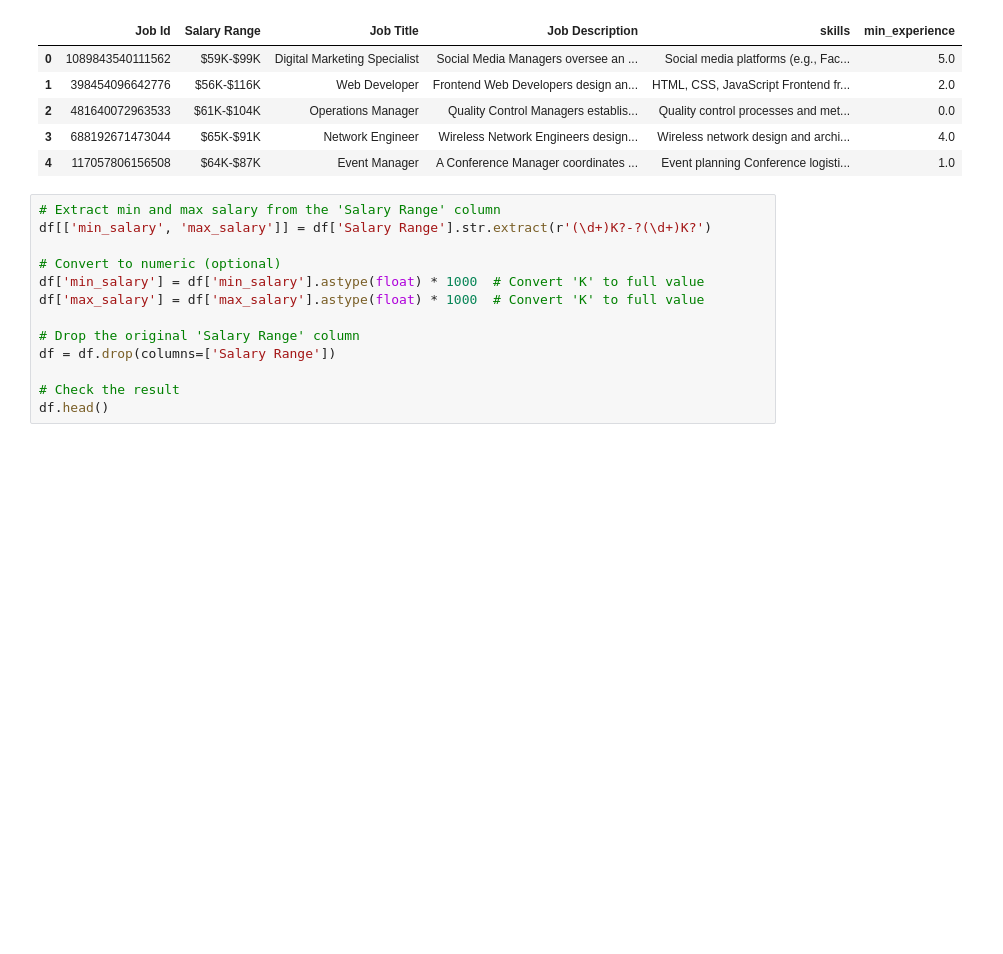
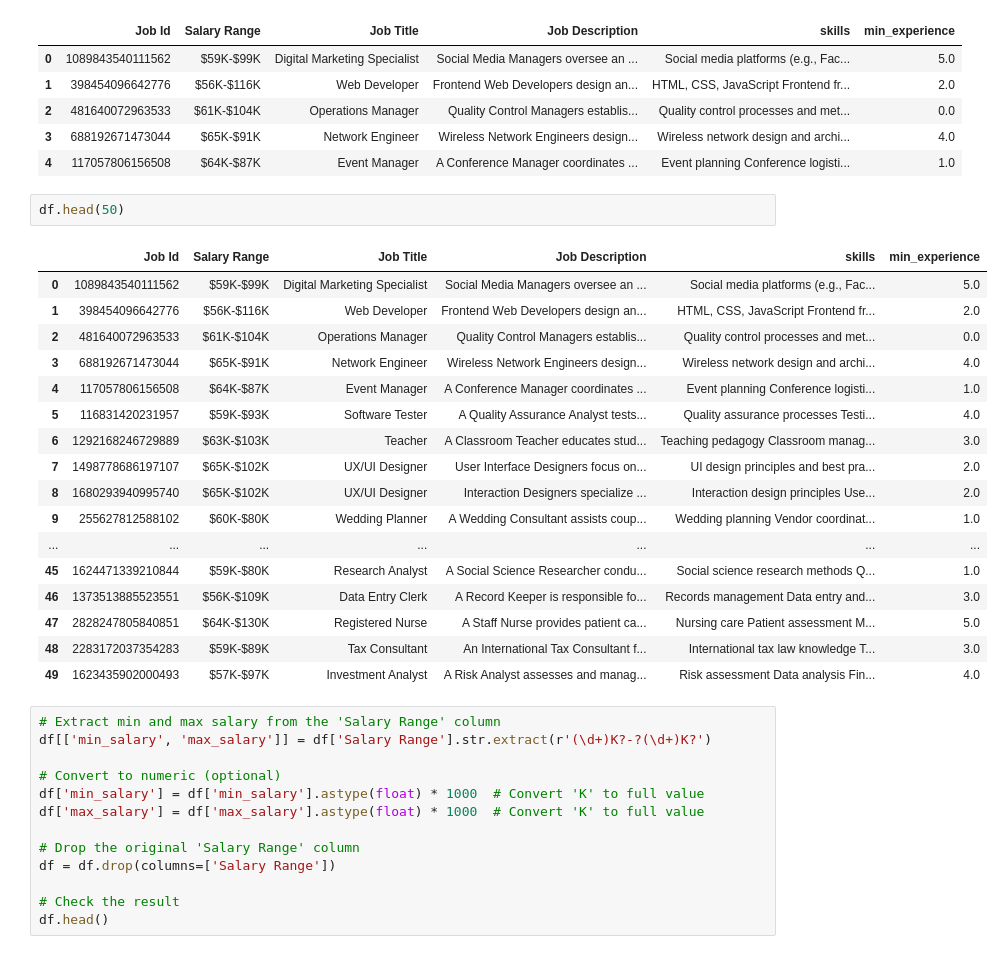
Before and after one commit to Tashrif-007/JobNode, a Jupyter notebook: recApi/train_script/jobRec.ipynb, the cells around one changed output. Saved outputs shown, nothing was run; the diff lists cells and outputs as text; blank space fills up the shorter version.

```diff
--- a/recApi/train_script/jobRec.ipynb
+++ b/recApi/train_script/jobRec.ipynb
@@ -48,6 +59,26 @@ df.head()
 | 2 | 481640072963533 | $61K-$104K | Operations Manager | Quality Control Managers establis... | Quality control processes and met... | 0.0 |
 | 3 | 688192671473044 | $65K-$91K | Network Engineer | Wireless Network Engineers design... | Wireless network design and archi... | 4.0 |
 | 4 | 117057806156508 | $64K-$87K | Event Manager | A Conference Manager coordinates ... | Event planning Conference logisti... | 1.0 |
+# %%
+df.head(50)
+# %% [output]
+|  | Job Id | Salary Range | Job Title | Job Description | skills | min_experience |
+| 0 | 1089843540111562 | $59K-$99K | Digital Marketing Specialist | Social Media Managers oversee an ... | Social media platforms (e.g., Fac... | 5.0 |
+| 1 | 398454096642776 | $56K-$116K | Web Developer | Frontend Web Developers design an... | HTML, CSS, JavaScript Frontend fr... | 2.0 |
+| 2 | 481640072963533 | $61K-$104K | Operations Manager | Quality Control Managers establis... | Quality control processes and met... | 0.0 |
+| 3 | 688192671473044 | $65K-$91K | Network Engineer | Wireless Network Engineers design... | Wireless network design and archi... | 4.0 |
+| 4 | 117057806156508 | $64K-$87K | Event Manager | A Conference Manager coordinates ... | Event planning Conference logisti... | 1.0 |
+| 5 | 116831420231957 | $59K-$93K | Software Tester | A Quality Assurance Analyst tests... | Quality assurance processes Testi... | 4.0 |
+| 6 | 1292168246729889 | $63K-$103K | Teacher | A Classroom Teacher educates stud... | Teaching pedagogy Classroom manag... | 3.0 |
+| 7 | 1498778686197107 | $65K-$102K | UX/UI Designer | User Interface Designers focus on... | UI design principles and best pra... | 2.0 |
+| 8 | 1680293940995740 | $65K-$102K | UX/UI Designer | Interaction Designers specialize ... | Interaction design principles Use... | 2.0 |
+| 9 | 255627812588102 | $60K-$80K | Wedding Planner | A Wedding Consultant assists coup... | Wedding planning Vendor coordinat... | 1.0 |
+| ... | ... | ... | ... | ... | ... | ... |
+| 45 | 1624471339210844 | $59K-$80K | Research Analyst | A Social Science Researcher condu... | Social science research methods Q... | 1.0 |
+| 46 | 1373513885523551 | $56K-$109K | Data Entry Clerk | A Record Keeper is responsible fo... | Records management Data entry and... | 3.0 |
+| 47 | 2828247805840851 | $64K-$130K | Registered Nurse | A Staff Nurse provides patient ca... | Nursing care Patient assessment M... | 5.0 |
+| 48 | 2283172037354283 | $59K-$89K | Tax Consultant | An International Tax Consultant f... | International tax law knowledge T... | 3.0 |
+| 49 | 1623435902000493 | $57K-$97K | Investment Analyst | A Risk Analyst assesses and manag... | Risk assessment Data analysis Fin... | 4.0 |
 # %%
 # Extract min and max salary from the 'Salary Range' column
 df[['min_salary', 'max_salary']] = df['Salary Range'].str.extract(r'(\d+)K?-?(\d+)K?')
```
Also changed, not shown: parts of 2 cells of this notebook, 3 other files.
